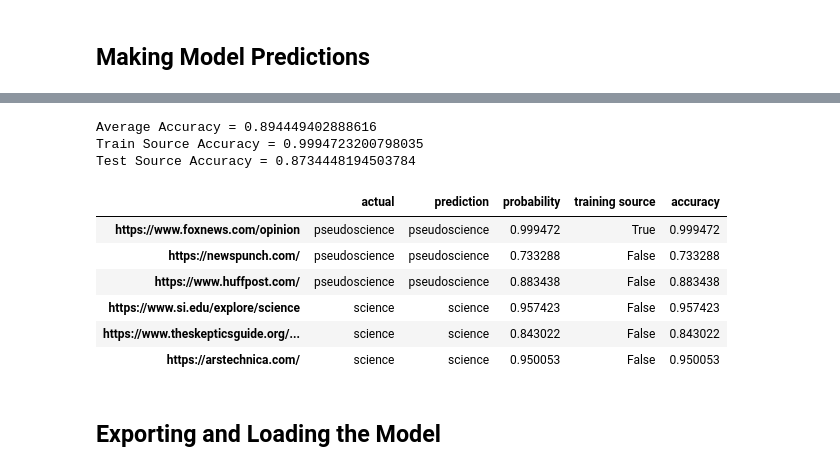
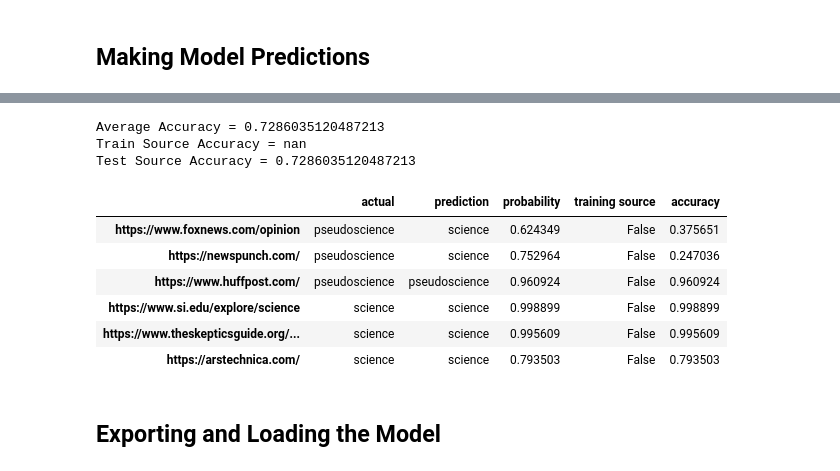
Before and after one commit to sbavery/pseudometer, a Jupyter notebook: nbs/01_data.ipynb, the cells around one changed output, grey strips where cells are left out. Saved outputs shown, nothing was run; the diff lists cells and outputs as text; code cells hidden in the pictures.

```diff
--- a/nbs/01_data.ipynb
+++ b/nbs/01_data.ipynb
@@ -332,7 +338,3 @@ https://www.newscientist.com/ link   28/  33 | https://www.facebook.com/newscien
-# %%
-for link in d_dl:
-    text = d_dl[link][0]
-    common_words = ' '.join([count[0] for count in d_dl[link][1]])
-    if link not in d_train:
-        d_train[link] = [' '.join(text), common_words, d_dl[link][2]]
-#d_train
+# %%
+d_train = process_data(path, train_sources, k, min_words, max_words, ignore_text, ignore_common,
+            ignore_filenames, max_links)
@@ -339,11 +343,11 @@ for link in d_dl:
 # %%
 #| hide
 d_counts = {}
-for link in d_dl:
-    if d_dl[link][2] in d_counts:
-        d_counts[d_dl[link][2]]+=Counter(dict(d_dl[link][1]))
+for link in d_train:
+    if d_train[link][2] in d_counts:
+        d_counts[d_train[link][2]]+=Counter(d_train[link][1].split(' '))
     else:
-        d_counts[d_dl[link][2]]=Counter(dict(d_dl[link][1]))
+        d_counts[d_train[link][2]]=Counter(d_train[link][1].split(' '))
 
 for category in d_counts:
     print("####",category,k,"Most Common Words ####\n",d_counts[category].most_common(k),"\n\n")
@@ -413,7 +419,7 @@ learn.show_results()
 # %% [markdown]
 ## Making Model Predictions
 # %%
-test_categories = {
+test_sources = {
     #'unknown':[],
     'pseudoscience':['https://www.foxnews.com/opinion',
 'https://newspunch.com/',
@@ -425,49 +450,50 @@ test_categories = {
 # %%
 d_pred = {}
 
-for category in test_categories:
-    for source in test_categories[category]:
+for category in test_sources:
+    for source in test_sources[category]:
         train_source = False
         page = get_page_all(source, k, max_words, ignore_text, ignore_common)
         length = len(page.cleaned_text)
         if  length < min_words:
             print("ERROR:",source,length,"words")
         else:
             common_words = ' '.join([count[0] for count in page.most_common_words])
             text = ' '.join(page.cleaned_text)
             with learn.no_bar(), learn.no_logging():
                 prediction = learn.predict(text)
+            #print(prediction)
             p = prediction[2][:].max().item()
 
             if source in d_train.keys(): train_source = True
             if category == prediction[0]:
                 accuracy = p
             else:
                 accuracy = 1-p
             d_pred[source] = [category, prediction[0], p, train_source, accuracy]
 
 df = pd.DataFrame.from_dict(d_pred, orient='index', columns=['actual', 'prediction', 'probability', 'training source', 'accuracy'])
 
 avg_accuracy = df['accuracy'].mean()
 train_accuracy = df.loc[df['training source'] == True, 'accuracy'].mean()
 test_accuracy = df.loc[df['training source'] == False, 'accuracy'].mean()
 
 print("Average Accuracy =",avg_accuracy)
 print("Train Source Accuracy =",train_accuracy)
 print("Test Source Accuracy =",test_accuracy)
 df
 #df.loc[df['training source'] == False]
 # %% [output]
-Average Accuracy = 0.894449402888616
-Train Source Accuracy = 0.9994723200798035
-Test Source Accuracy = 0.8734448194503784
+Average Accuracy = 0.7286035120487213
+Train Source Accuracy = nan
+Test Source Accuracy = 0.7286035120487213
 |  | actual | prediction | probability | training source | accuracy |
-| https://www.foxnews.com/opinion | pseudoscience | pseudoscience | 0.999472 | True | 0.999472 |
-| https://newspunch.com/ | pseudoscience | pseudoscience | 0.733288 | False | 0.733288 |
-| https://www.huffpost.com/ | pseudoscience | pseudoscience | 0.883438 | False | 0.883438 |
-| https://www.si.edu/explore/science | science | science | 0.957423 | False | 0.957423 |
-| https://www.theskepticsguide.org/... | science | science | 0.843022 | False | 0.843022 |
-| https://arstechnica.com/ | science | science | 0.950053 | False | 0.950053 |
+| https://www.foxnews.com/opinion | pseudoscience | science | 0.624349 | False | 0.375651 |
+| https://newspunch.com/ | pseudoscience | science | 0.752964 | False | 0.247036 |
+| https://www.huffpost.com/ | pseudoscience | pseudoscience | 0.960924 | False | 0.960924 |
+| https://www.si.edu/explore/science | science | science | 0.998899 | False | 0.998899 |
+| https://www.theskepticsguide.org/... | science | science | 0.995609 | False | 0.995609 |
+| https://arstechnica.com/ | science | science | 0.793503 | False | 0.793503 |
 # %% [markdown]
 ## Exporting and Loading the Model
 # %%
```
Also changed, not shown: parts of 17 cells of this notebook, 6 other files.
